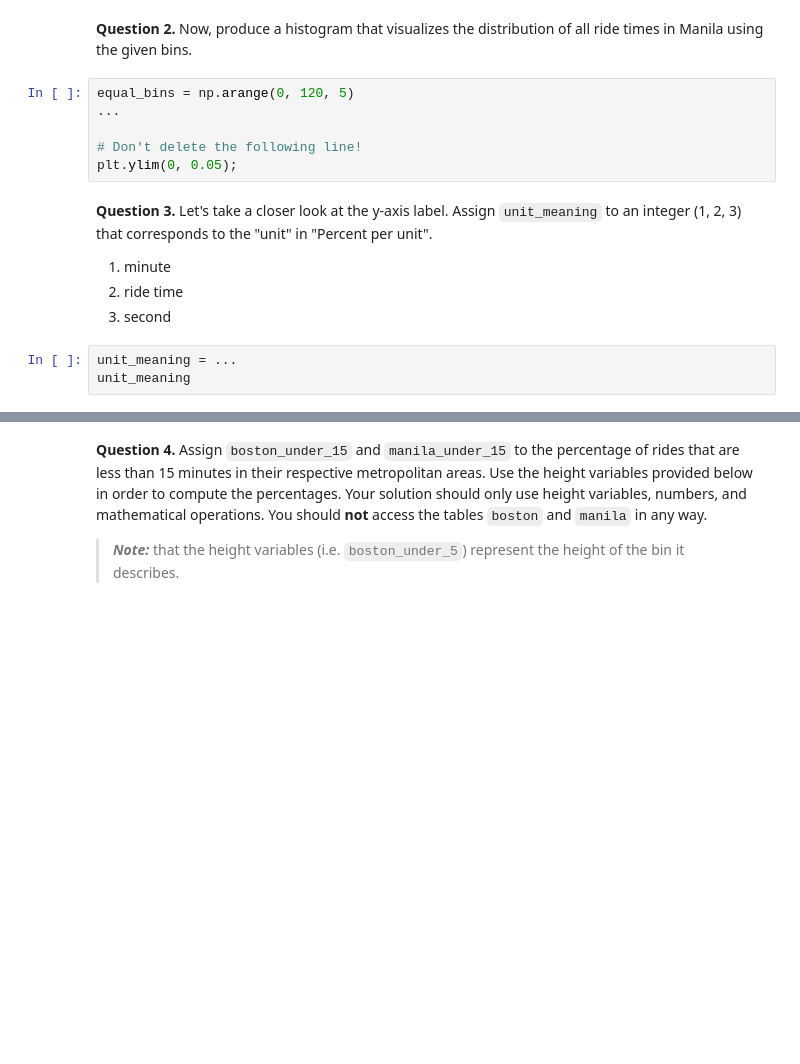
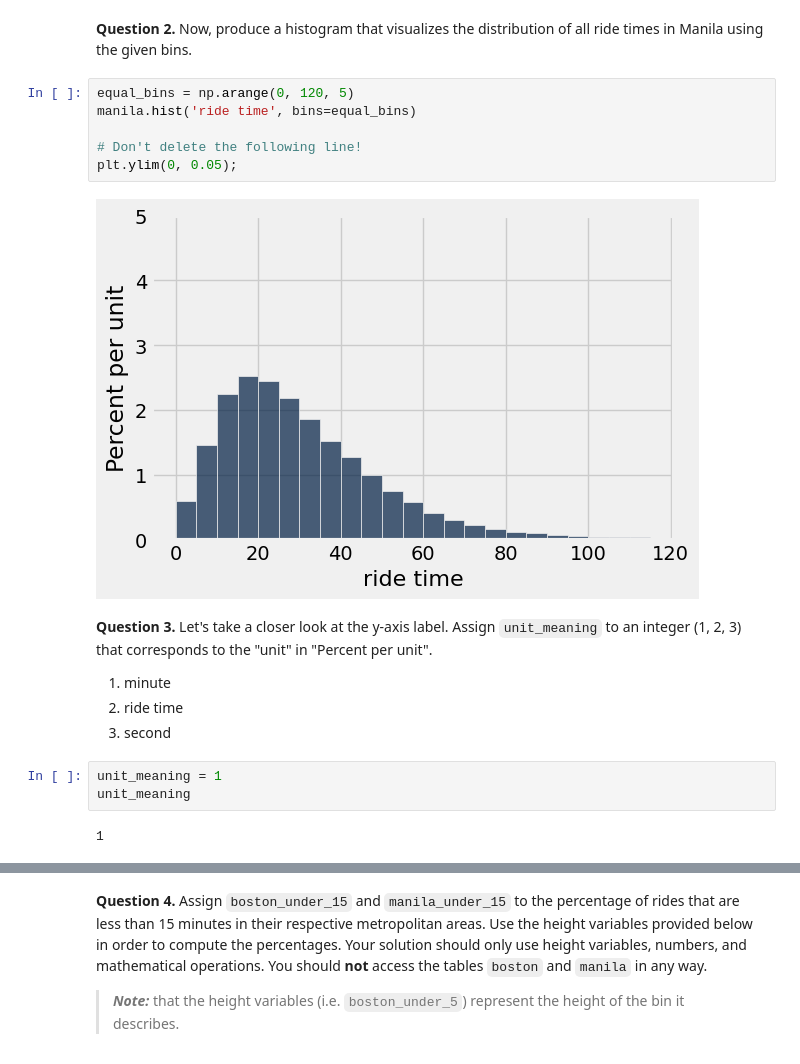
Before and after one commit to trentonbates/fall-24-data1350, a Jupyter notebook: Homework/hw03/hw03.ipynb, the cells around one changed output, grey strips where cells are left out. Drawn from its saved outputs; the diff is of its cells as text; blank space fills up the shorter version.

```diff
--- a/Homework/hw03/hw03.ipynb
+++ b/Homework/hw03/hw03.ipynb
@@ -306,10 +353,12 @@ equal_bins = np.arange(0, 120, 5)
 **Question 2.** Now, produce a histogram that visualizes the distribution of all ride times in Manila using the given bins.
 # %%
 equal_bins = np.arange(0, 120, 5)
-...
+manila.hist('ride time', bins=equal_bins)
 
 # Don't delete the following line!
 plt.ylim(0, 0.05);
+# %% [output]
+[figure, added]
 # %% [markdown]
 <!-- END QUESTION -->
 
@@ -319,7 +368,9 @@ plt.ylim(0, 0.05);
 2. ride time
 3. second
 # %%
-unit_meaning = ...
+unit_meaning = 1
 unit_meaning
+# %% [output]
+1
 # %%
 grader.check("q3_3")
```
Also changed, not shown: parts of 32 cells of this notebook, 2 other files.
